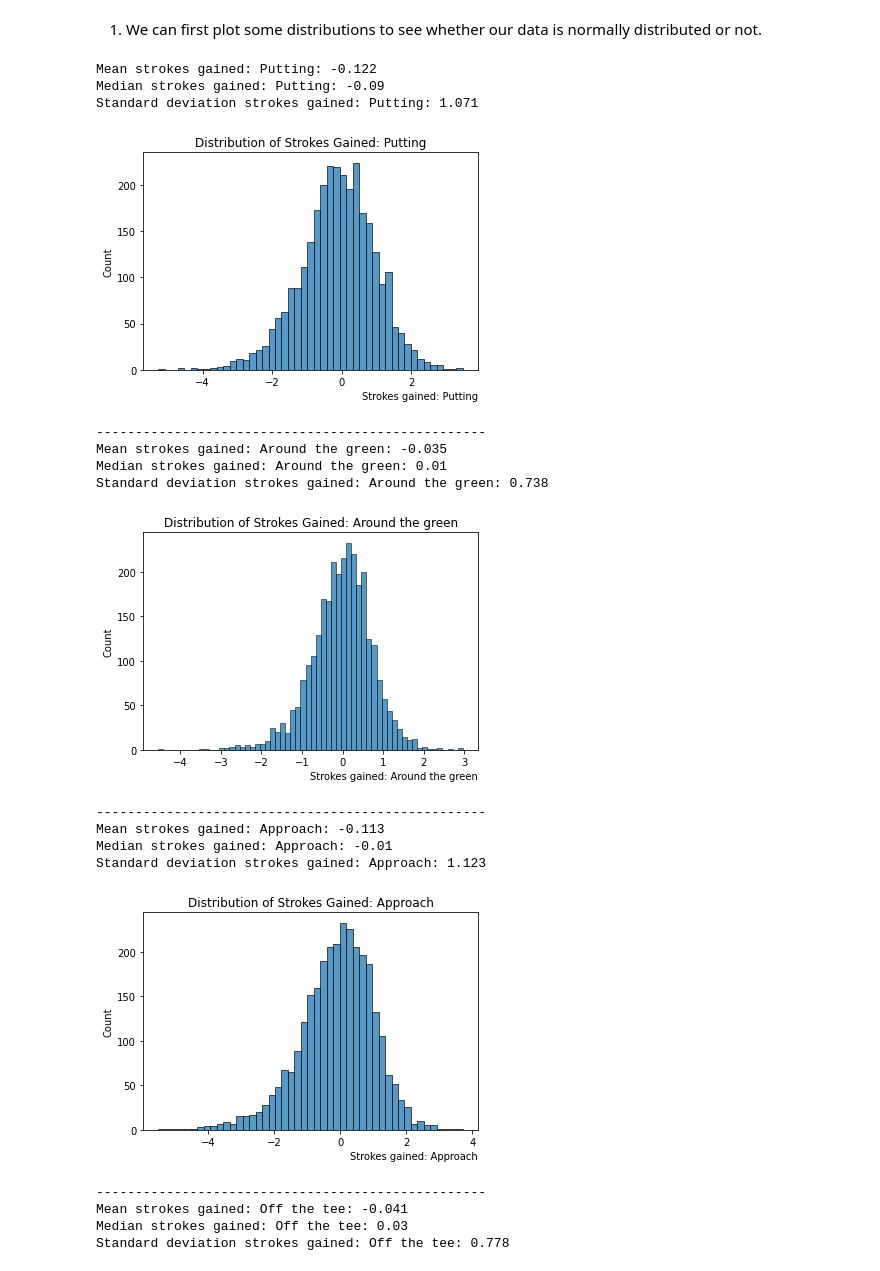
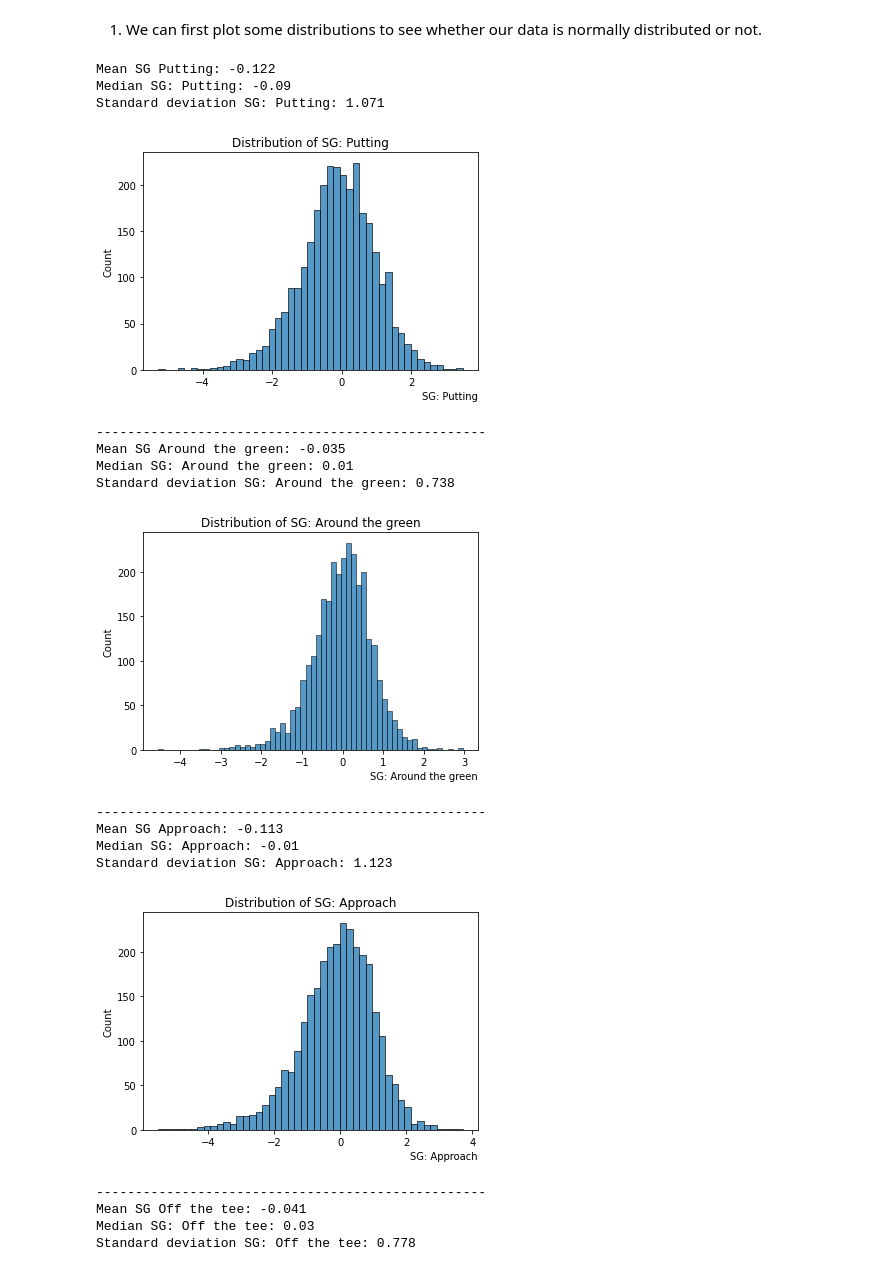
Before and after one commit to zainsiddiqii/PGATour2022_Analysis, a Jupyter notebook: PGATour_Analysis.ipynb, the cells around one changed output. Saved outputs shown, nothing was run; the diff lists cells and outputs as text; code cells hidden in the pictures.

```diff
--- a/PGATour_Analysis.ipynb
+++ b/PGATour_Analysis.ipynb
@@ -33,42 +35,42 @@ None
 # %%
 numeric_vars = ['sg_putt', 'sg_arg', 'sg_app', 'sg_ott', 'sg_t2g', 'sg_total']
 vars_words = ['Putting', 'Around the green', 'Approach', 'Off the tee', 'Tee to green', 'Total']
 
 for var, word in zip(numeric_vars, vars_words):
-    print('Mean strokes gained: {}:'.format(word), np.round(df[var].mean(),3))
-    print('Median strokes gained: {}:'.format(word), np.round(df[var].median(),3))
-    print('Standard deviation strokes gained: {}:'.format(word), np.round(np.std(df[var]),3))
+    print('Mean SG {}:'.format(word), np.round(df[var].mean(),3))
+    print('Median SG: {}:'.format(word), np.round(df[var].median(),3))
+    print('Standard deviation SG: {}:'.format(word), np.round(np.std(df[var]),3))
     sns.histplot(df[var])
-    plt.xlabel('Strokes gained: {}'.format(word), loc = 'right')
-    plt.title('Distribution of Strokes Gained: {}'.format(word))
+    plt.xlabel('SG: {}'.format(word), loc = 'right')
+    plt.title('Distribution of SG: {}'.format(word))
     plt.show()
     plt.clf()
     print('-'*50)
 
 score_per_round = df.strokes/df.rounds_played
 print('Mean score per round:', np.round(np.mean(score_per_round),1))
 print('Median score per round:', np.median(score_per_round))
 print('Standard deviation of score per round:', np.round(np.std(score_per_round),1))
 sns.histplot(df.strokes/df.rounds_played)
 plt.xlabel('Score per round')
 plt.show()
 plt.clf()
 # %% [output]
-Mean strokes gained: Putting: -0.122
-Median strokes gained: Putting: -0.09
-Standard deviation strokes gained: Putting: 1.071
+Mean SG Putting: -0.122
+Median SG: Putting: -0.09
+Standard deviation SG: Putting: 1.071
-[figure, old version]
+[figure, new version]
 --------------------------------------------------
-Mean strokes gained: Around the green: -0.035
-Median strokes gained: Around the green: 0.01
-Standard deviation strokes gained: Around the green: 0.738
+Mean SG Around the green: -0.035
+Median SG: Around the green: 0.01
+Standard deviation SG: Around the green: 0.738
-[figure, old version]
+[figure, new version]
 --------------------------------------------------
-Mean strokes gained: Approach: -0.113
-Median strokes gained: Approach: -0.01
-Standard deviation strokes gained: Approach: 1.123
+Mean SG Approach: -0.113
+Median SG: Approach: -0.01
+Standard deviation SG: Approach: 1.123
-[figure, old version]
+[figure, new version]
 --------------------------------------------------
-Mean strokes gained: Off the tee: -0.041
-Median strokes gained: Off the tee: 0.03
-Standard deviation strokes gained: Off the tee: 0.778
+Mean SG Off the tee: -0.041
+Median SG: Off the tee: 0.03
+Standard deviation SG: Off the tee: 0.778
```
Also changed, not shown: parts of 23 cells of this notebook, 1 other file.
